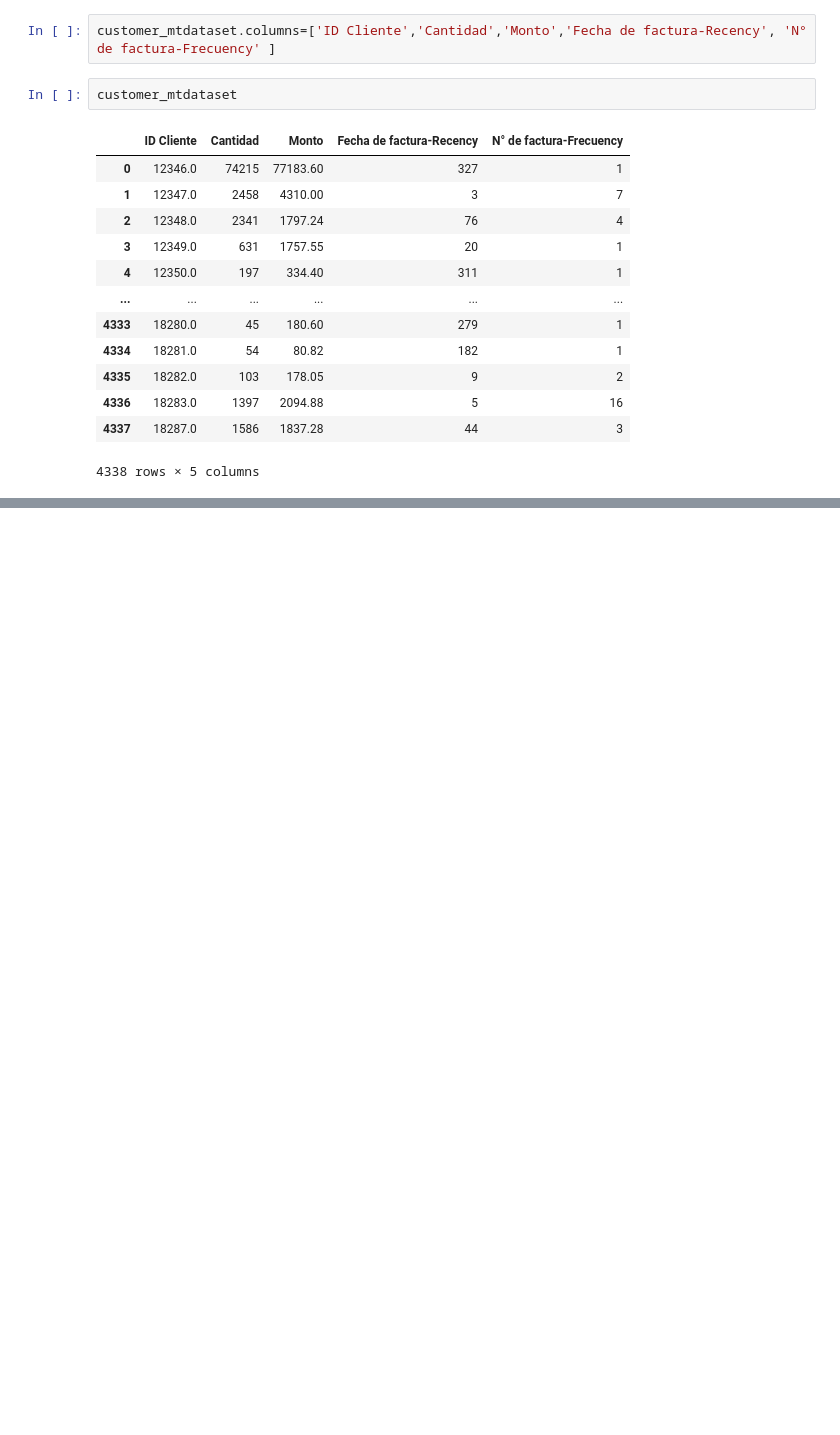
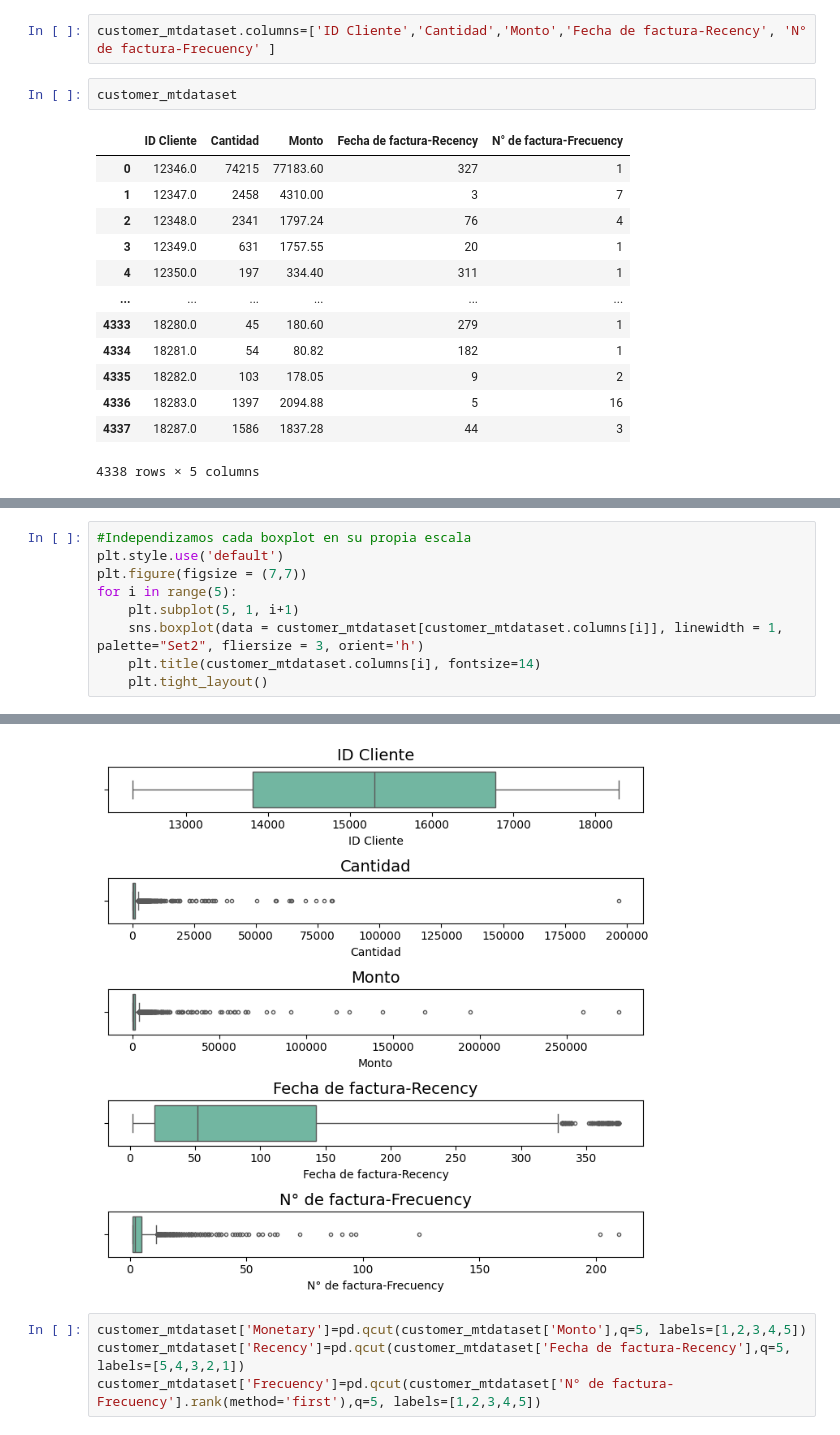
Before and after one commit to AndresEspinal/RFM-Segmentation, a Jupyter notebook: notebooks/bestcustomer.ipynb, the cells around one changed output, grey strips where cells are left out. Cells and saved outputs as stored; diff of their text form; blank space fills up the shorter version.

```diff
--- a/notebooks/bestcustomer.ipynb
+++ b/notebooks/bestcustomer.ipynb
@@ -135,0 +150,10 @@ customer_mtdataset
+# %%
+#Independizamos cada boxplot en su propia escala
+plt.style.use('default')
+plt.figure(figsize = (7,7))
+for i in range(5):
+    plt.subplot(5, 1, i+1)
+    sns.boxplot(data = customer_mtdataset[customer_mtdataset.columns[i]], linewidth = 1,  palette="Set2", fliersize = 3, orient='h')
+    plt.title(customer_mtdataset.columns[i], fontsize=14)
+    plt.tight_layout()
+# %% [output]
@@ -135,0 +179,5 @@ customer_mtdataset
+[figure, added]
+# %%
+customer_mtdataset['Monetary']=pd.qcut(customer_mtdataset['Monto'],q=5, labels=[1,2,3,4,5])
+customer_mtdataset['Recency']=pd.qcut(customer_mtdataset['Fecha de factura-Recency'],q=5, labels=[5,4,3,2,1])
+customer_mtdataset['Frecuency']=pd.qcut(customer_mtdataset['N° de factura-Frecuency'].rank(method='first'),q=5, labels=[1,2,3,4,5])
```
Also changed, not shown: parts of 9 cells of this notebook.
